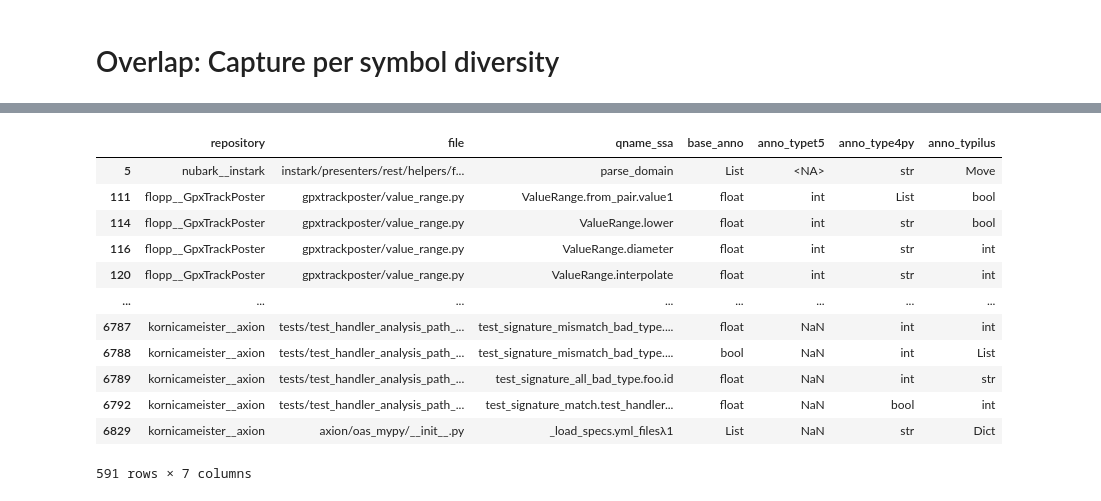
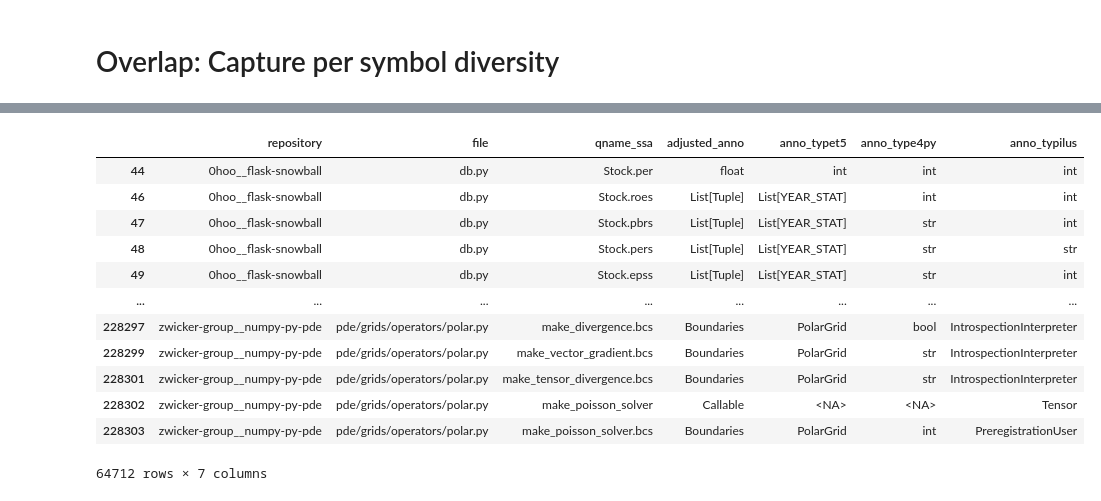
Before and after one commit to multidim-typeinf4py/scripts, a Jupyter notebook: experiments/02 Overlap/ML-Overlap.ipynb, the cells around one changed output, grey strips where cells are left out. Saved outputs shown, nothing was run; the diff lists cells and outputs as text; code cells hidden in the pictures.

```diff
--- a/experiments/02 Overlap/ML-Overlap.ipynb
+++ b/experiments/02 Overlap/ML-Overlap.ipynb
@@ -23,7 +44,7 @@ from scripts.common.schemas import TypeCollectionCategory
 from scripts.infer.structure import DatasetFolderStructure
 
 dataset = DatasetFolderStructure(pathlib.Path(
-    "/nfs/home/bsparks/mdti4py/datasets/better-types-4-py-dataset"
+    "/nfs/data/students/bsparks/mdti4py-dataset-pool/cdt4py"
 ))
 assert dataset.dataset_root.is_dir(), f"{dataset.dataset_root} not a directory!"
 
@@ -44,4 +62,4 @@ assert artifact_root.is_dir(), f"Cannot find {artifact_root=}"
 # Ground Truth
 # %%
 importlib.reload(experiments.inferred)
-groundtruth = experiments.inferred.load_groundtruths(artifact_root, dataset)
+groundtruth = experiments.inferred.load_groundtruths(artifact_root, dataset).replace("<MISSING>", pd.NA)
@@ -374,10 +164,19 @@ co_occurrences(typilus_base_ubiq, truth="gt_anno", pred="anno", threshold=0.06,
 # %% [markdown]
 # TypeT5
 # %%
-from scripts.common.schemas import TypeCollectionCategory
-typet5_groundtruth = groundtruth[groundtruth[ExtendedTypeCollectionSchema.category].isin(
-    [TypeCollectionCategory.CALLABLE_RETURN, TypeCollectionCategory.CALLABLE_PARAMETER]
-)]
-
-typet5_base = base_pipeline(tool="TypeT5TopN1", groundtruth=typet5_groundtruth)
+typet5_inferred = inferred.load_entire_inferred(
+    artifact_root, dataset, tool_name="TypeT5TopN1", task="all"
+)
+typet5_adjusted = pipeline.factory(
+    tool="TypeT5TopN1",
+    groundtruth=groundtruth,
+    inferred=typet5_inferred,
+    form="adjusted"
+)
+typet5_base = pipeline.factory(
+    tool="TypeT5TopN1",
+    groundtruth=groundtruth,
+    inferred=typet5_inferred,
+    form="base"
+)
 # %% [output]
@@ -442,13 +244,13 @@ Requirement already satisfied: six>=1.5 in /nfs/home/bsparks/.conda/envs/poetry/
 # %%
 ignore = ["gt_anno", "topn", "method"]
 
-common_predictions = type4py_base_ubiq.drop(columns=ignore).merge(
-    typilus_base_ubiq.drop(columns=ignore),
+common_predictions = type4py_adjusted.drop(columns=ignore).merge(
+    typilus_adjusted.drop(columns=ignore),
     how="outer",
     on=["repository", "category", "file", "qname", "qname_ssa"],
     suffixes=("_type4py", "_typilus")
 ).merge(
-    typet5_base_ubiq.drop(columns=ignore).rename(columns={"anno": "anno_typet5"}),
+    typet5_adjusted.drop(columns=ignore).rename(columns={"anno": "anno_typet5"}),
     how="outer",
     on=["repository", "category", "file", "qname", "qname_ssa"]
 )
@@ -458,9 +260,9 @@ common_predictions = pd.merge(
     right=groundtruth,
     how="left",
     on=["repository", "category", "file", "qname", "qname_ssa"],
-).replace("<MISSING>", pd.NA).dropna(subset=["base_anno", "anno_type4py", "anno_typilus", "anno_typet5"], how="all", axis=0)
+).replace("<MISSING>", pd.NA).dropna(subset=["adjusted_anno", "anno_type4py", "anno_typilus", "anno_typet5"], how="all", axis=0)
 
-
+#display(common_predictions["adjusted_anno"].value_counts())
 common_predictions[["anno_type4py", "anno_typilus", "anno_typet5"]] = common_predictions[["anno_type4py", "anno_typilus", "anno_typet5"]]#.fillna("<MISSING>")
-common_predictions[["base_anno", "anno_type4py", "anno_typilus", "anno_typet5"]]
+common_predictions[["adjusted_anno", "anno_type4py", "anno_typilus", "anno_typet5"]]
 # %% [output]
@@ -567,23 +368,23 @@ upsetplot.UpSet(predictions_by_model, show_counts=True, subset_size='count')
 # %%
 # Investigate types not predicted by any model:
 missed_entirely = common_predictions[
-    (common_predictions["anno_typet5"] != common_predictions["base_anno"]) &
-    (common_predictions["anno_type4py"] != common_predictions["base_anno"]) &
-    (common_predictions["anno_typilus"] != common_predictions["base_anno"])
+    (common_predictions["anno_typet5"] != common_predictions["adjusted_anno"]) &
+    (common_predictions["anno_type4py"] != common_predictions["adjusted_anno"]) &
+    (common_predictions["anno_typilus"] != common_predictions["adjusted_anno"])
 ]
-missed_entirely[["repository", "file", "qname_ssa", "base_anno","anno_typet5", "anno_type4py", "anno_typilus"]]
+missed_entirely[["repository", "file", "qname_ssa", "adjusted_anno","anno_typet5", "anno_type4py", "anno_typilus"]]
 # %% [output]
-|  | repository | file | qname_ssa | base_anno | anno_typet5 | anno_type4py | anno_typilus |
-| 5 | nubark__instark | instark/presenters/rest/helpers/f... | parse_domain | List | <NA> | str | Move |
-| 111 | flopp__GpxTrackPoster | gpxtrackposter/value_range.py | ValueRange.from_pair.value1 | float | int | List | bool |
-| 114 | flopp__GpxTrackPoster | gpxtrackposter/value_range.py | ValueRange.lower | float | int | str | bool |
-| 116 | flopp__GpxTrackPoster | gpxtrackposter/value_range.py | ValueRange.diameter | float | int | str | int |
-| 120 | flopp__GpxTrackPoster | gpxtrackposter/value_range.py | ValueRange.interpolate | float | int | str | int |
+|  | repository | file | qname_ssa | adjusted_anno | anno_typet5 | anno_type4py | anno_typilus |
+| 44 | 0hoo__flask-snowball | db.py | Stock.per | float | int | int | int |
+| 46 | 0hoo__flask-snowball | db.py | Stock.roes | List[Tuple] | List[YEAR_STAT] | int | int |
+| 47 | 0hoo__flask-snowball | db.py | Stock.pbrs | List[Tuple] | List[YEAR_STAT] | str | int |
+| 48 | 0hoo__flask-snowball | db.py | Stock.pers | List[Tuple] | List[YEAR_STAT] | str | str |
+| 49 | 0hoo__flask-snowball | db.py | Stock.epss | List[Tuple] | List[YEAR_STAT] | str | int |
 | ... | ... | ... | ... | ... | ... | ... | ... |
-| 6787 | kornicameister__axion | tests/test_handler_analysis_path_... | test_signature_mismatch_bad_type.... | float | NaN | int | int |
-| 6788 | kornicameister__axion | tests/test_handler_analysis_path_... | test_signature_mismatch_bad_type.... | bool | NaN | int | List |
-| 6789 | kornicameister__axion | tests/test_handler_analysis_path_... | test_signature_all_bad_type.foo.id | float | NaN | int | str |
-| 6792 | kornicameister__axion | tests/test_handler_analysis_path_... | test_signature_match.test_handler... | float | NaN | bool | int |
-| 6829 | kornicameister__axion | axion/oas_mypy/__init__.py | _load_specs.yml_filesλ1 | List | NaN | str | Dict |
+| 228297 | zwicker-group__numpy-py-pde | pde/grids/operators/polar.py | make_divergence.bcs | Boundaries | PolarGrid | bool | IntrospectionInterpreter |
+| 228299 | zwicker-group__numpy-py-pde | pde/grids/operators/polar.py | make_vector_gradient.bcs | Boundaries | PolarGrid | str | IntrospectionInterpreter |
+| 228301 | zwicker-group__numpy-py-pde | pde/grids/operators/polar.py | make_tensor_divergence.bcs | Boundaries | PolarGrid | str | IntrospectionInterpreter |
+| 228302 | zwicker-group__numpy-py-pde | pde/grids/operators/polar.py | make_poisson_solver | Callable | <NA> | <NA> | Tensor |
+| 228303 | zwicker-group__numpy-py-pde | pde/grids/operators/polar.py | make_poisson_solver.bcs | Boundaries | PolarGrid | int | PreregistrationUser |
-591 rows × 7 columns
+64712 rows × 7 columns
 # %%
```
Also changed, not shown: parts of 35 cells of this notebook, 35 other files.
